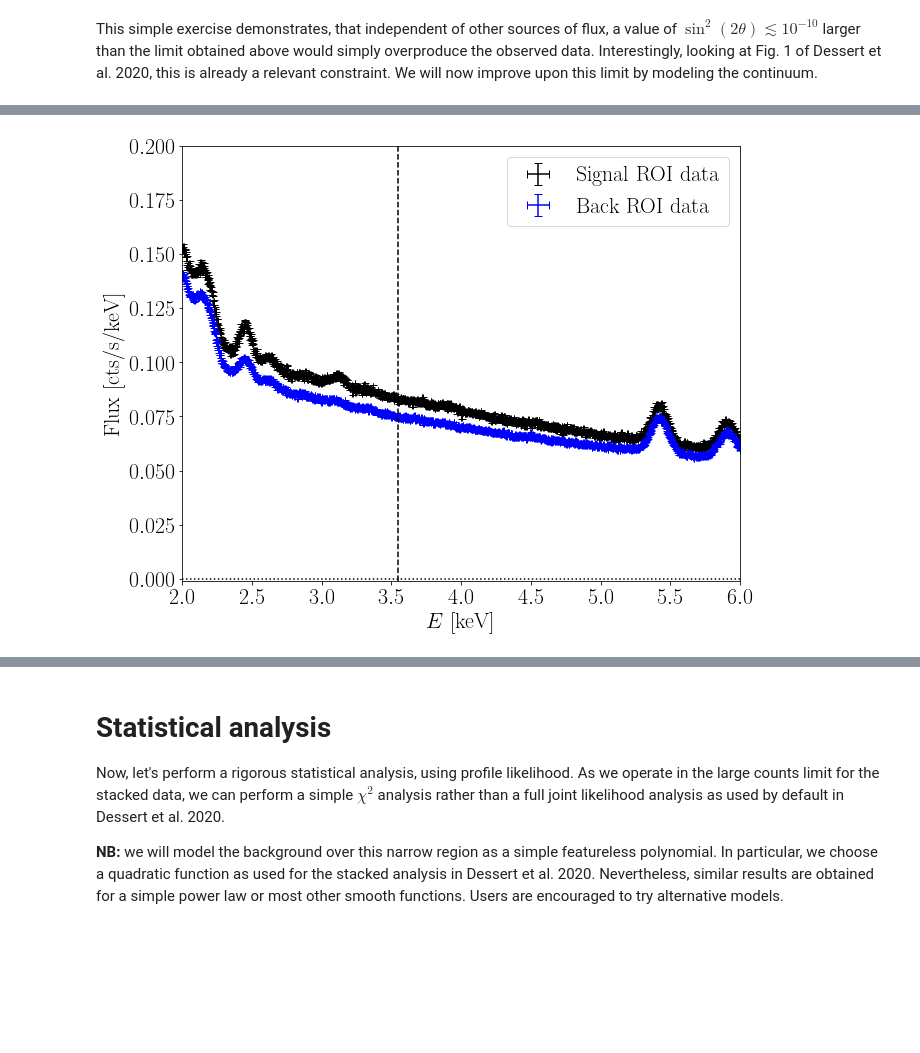
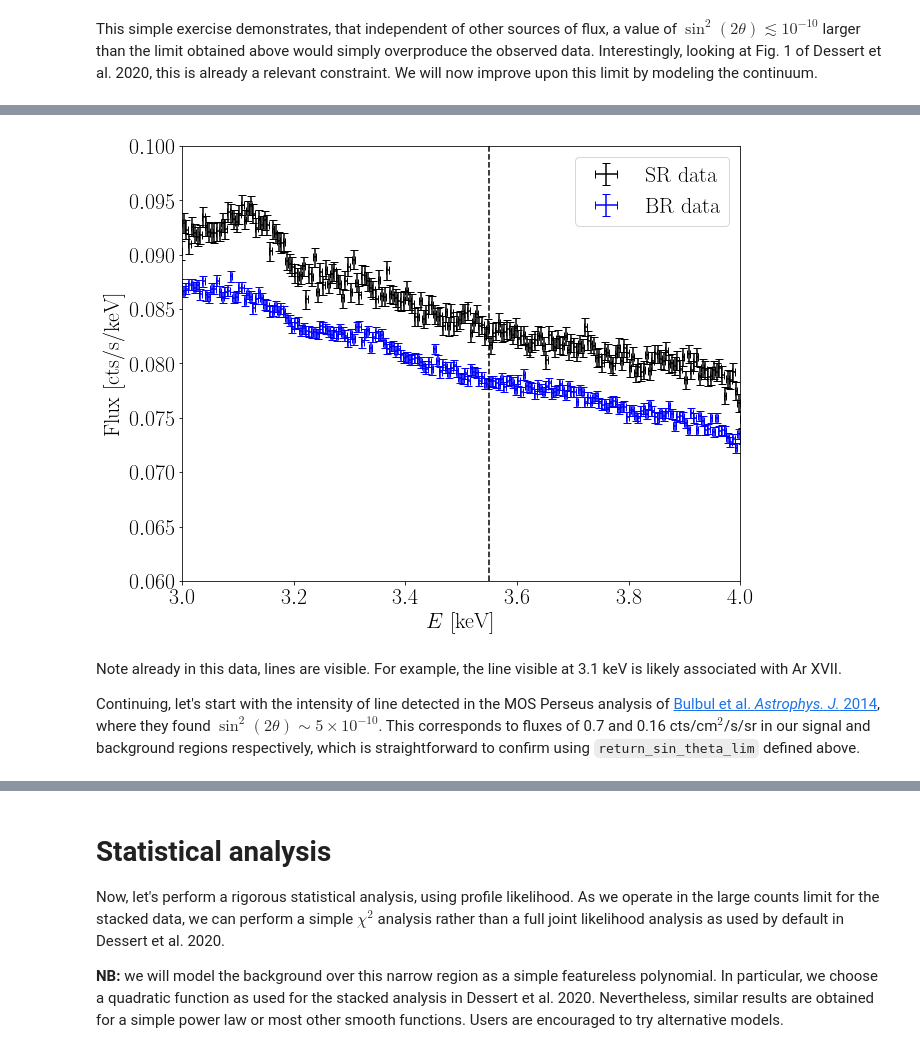
Before and after one commit to bsafdi/BlankSkyfor3p5, a Jupyter notebook: Jupyter/DRS20_mos_stacked.ipynb, the cells around one changed output, grey strips where cells are left out. Saved outputs shown, nothing was run; the diff lists cells and outputs as text; code cells hidden in the pictures; blank space fills up the shorter version.

```diff
--- a/Jupyter/DRS20_mos_stacked.ipynb
+++ b/Jupyter/DRS20_mos_stacked.ipynb
@@ -185,21 +189,23 @@ ref_lim_bkg = return_sin_theta_lim(3.55,0.1,D_bkg)
 # %%
 fig = plt.figure(figsize=(10,8))
 plt.errorbar(Energies,data,yerr=np.sqrt(data_yerrs**2),
-             xerr=(Energies[1]-Energies[0])/2.,color="black",label="Signal ROI data",marker="o", fmt='none',capsize=4)
+             xerr=(Energies[1]-Energies[0])/2.,color="black",label="SR data",marker="o", fmt='none',capsize=4)
 plt.errorbar(Energies,data_bkg,yerr=np.sqrt(data_yerrs_bkg**2),
-             xerr=(Energies[1]-Energies[0])/2.,color="blue",label="Back ROI data",marker="o", fmt='none',capsize=4)
-#plt.plot(Energies,1.e-1*mod_UXL,'k-',label =r"flux: $10^{-1}$ cts/cm$^2$/s/sr")
+             xerr=(Energies[1]-Energies[0])/2.,color="blue",label="BR data",marker="o", fmt='none',capsize=4)
 plt.axvline(EUXL,color="black",linestyle="dashed")
-plt.axhline(0.0,color="black",linestyle="dotted")
-plt.xlim(2.0,6.0)
-plt.ylim(-1e-3,0.2)
+plt.xlim(3.0,4.0)
+plt.ylim(6.e-2,1.e-1)
 plt.xticks(fontsize=22)
 plt.yticks(fontsize=22)
 plt.xlabel(r"$E$ [keV]",fontsize=22)
 plt.ylabel(r"Flux [cts/s/keV]",fontsize=22)
 plt.legend(fontsize=22)
 plt.show()
 # %% [output]
-[figure, old version]
+[figure, new version]
+# %% [markdown]
+Note already in this data, lines are visible. For example, the line visible at 3.1 keV is likely associated with Ar XVII.
+
+Continuing, let's start with the intensity of line detected in the MOS Perseus analysis of [Bulbul et al. _Astrophys. J._ 2014](https://iopscience.iop.org/article/10.1088/0004-637X/789/1/13), where they found $\sin^2(2\theta) \sim 5 \times 10^{-10}$. This corresponds to fluxes of 0.7 and 0.16 cts/cm$^2$/s/sr in our signal and background regions respectively, which is straightforward to confirm using `return_sin_theta_lim` defined above.
 # %%
 fig = plt.figure(figsize=(10,8))
```
Also changed, not shown: parts of 98 cells of this notebook.
